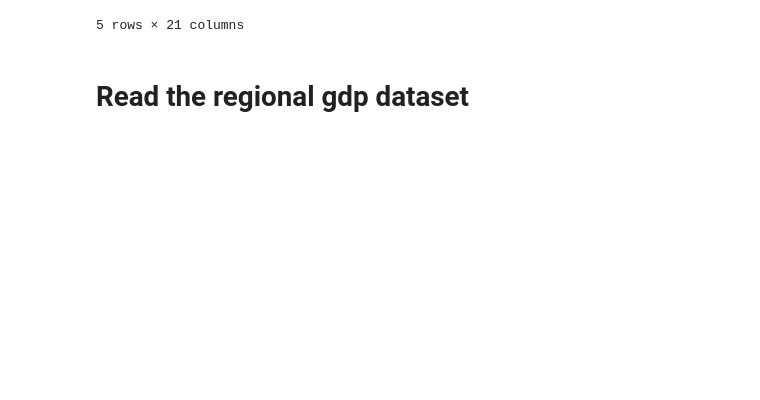
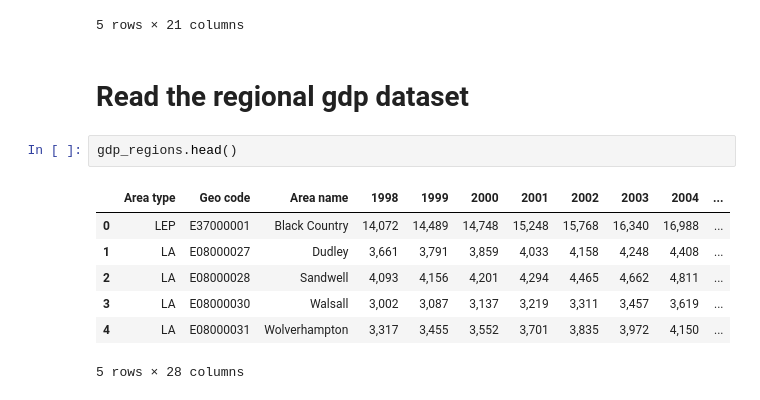
Before and after one commit to isaacchan-hash/basecamp-team-37, a Jupyter notebook: cleaning.ipynb, the cells around one changed output. Drawn from its saved outputs; the diff is of its cells as text; blank space fills up the shorter version.

```diff
--- a/cleaning.ipynb
+++ b/cleaning.ipynb
@@ -140,3 +138,13 @@ gdp.head()
 5 rows × 21 columns
 # %% [markdown]
 # Read the regional gdp dataset
+# %%
+gdp_regions.head()
+# %% [output]
+|  | Area type | Geo code | Area name | 1998 | 1999 | 2000 | 2001 | 2002 | 2003 | 2004 | ... |
+| 0 | LEP | E37000001 | Black Country | 14,072 | 14,489 | 14,748 | 15,248 | 15,768 | 16,340 | 16,988 | ... |
+| 1 | LA | E08000027 | Dudley | 3,661 | 3,791 | 3,859 | 4,033 | 4,158 | 4,248 | 4,408 | ... |
+| 2 | LA | E08000028 | Sandwell | 4,093 | 4,156 | 4,201 | 4,294 | 4,465 | 4,662 | 4,811 | ... |
+| 3 | LA | E08000030 | Walsall | 3,002 | 3,087 | 3,137 | 3,219 | 3,311 | 3,457 | 3,619 | ... |
+| 4 | LA | E08000031 | Wolverhampton | 3,317 | 3,455 | 3,552 | 3,701 | 3,835 | 3,972 | 4,150 | ... |
+5 rows × 28 columns
```
Also changed, not shown: parts of 6 cells of this notebook.
